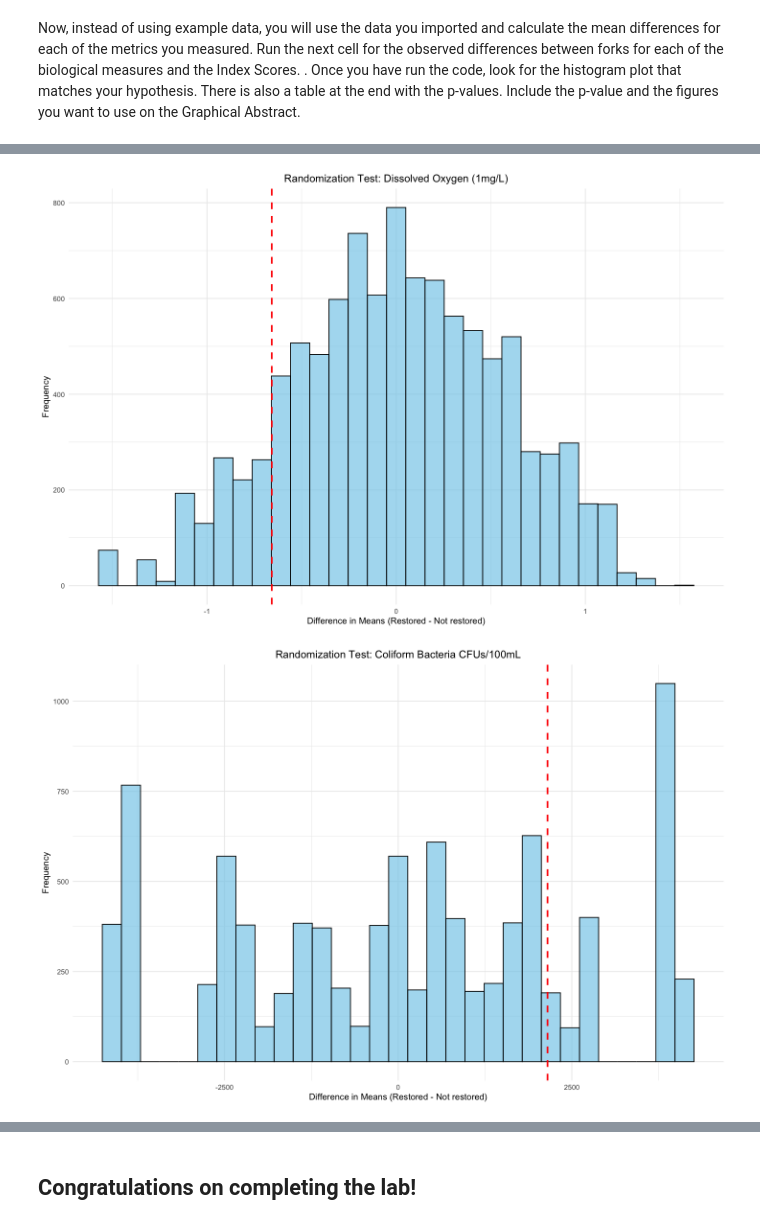
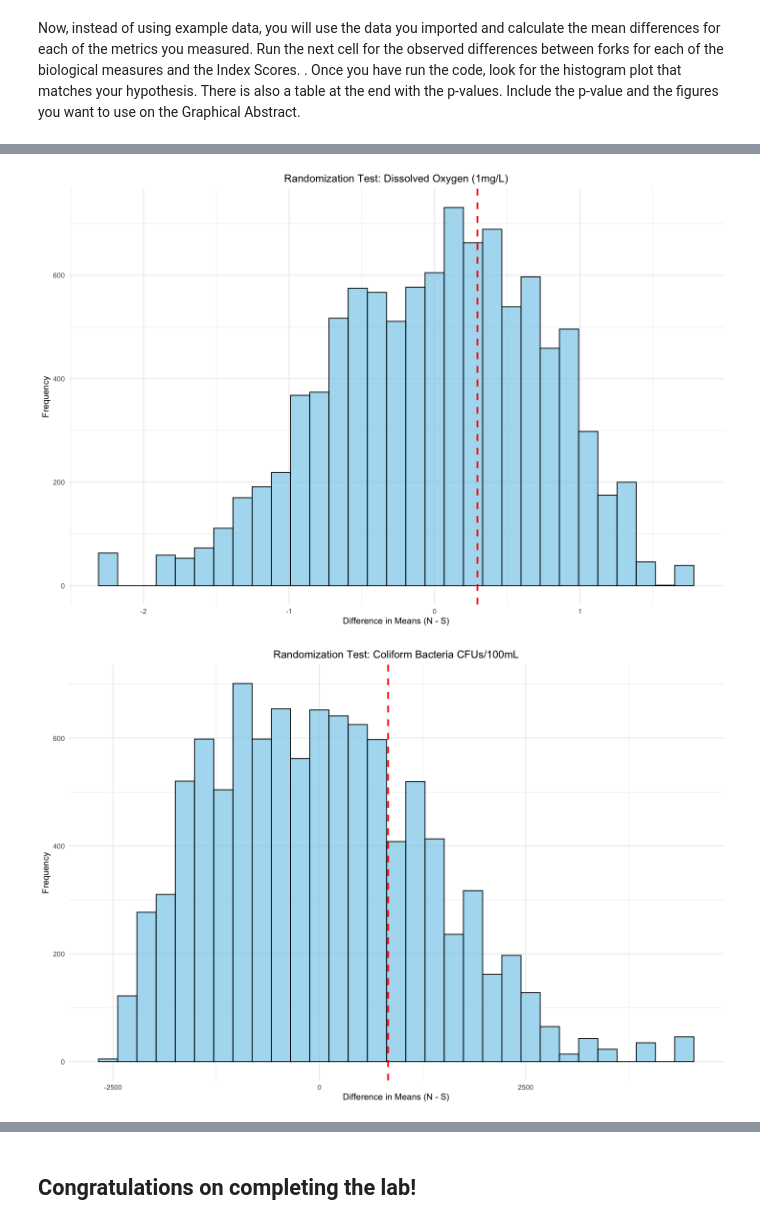
Before and after one commit to ds-modules/Bio-1B, a Jupyter notebook: Strawberry Creek/updated_straw_creek_lab_SP26.ipynb, the cells around one changed output, grey strips where cells are left out. Saved outputs shown, nothing was run; the diff lists cells and outputs as text; code cells hidden in the pictures.

```diff
--- a/Strawberry Creek/updated_straw_creek_lab_SP26.ipynb
+++ b/Strawberry Creek/updated_straw_creek_lab_SP26.ipynb
@@ -90,7 +90,7 @@ Today, we'll be using a set of data that were previously collected from Strawber
 
 gs4_deauth() # This will work for a google sheets where anyone with a link can view.
 
-sheet_url = "https://docs.google.com/spreadsheets/d/1dZBiolnA1iejZxydj9QlmLVjGWuT_yLxrg76lx0mRUA/edit?usp=sharing"
+sheet_url = "https://docs.google.com/spreadsheets/d/1XdzSdl-dpNgzKnnvmjOpURPMOeRwMsMsFxoHCwZR0xo/edit?usp=sharing"
 
 
 # Read the worksheet
@@ -603,7 +599,6 @@ Now, instead of using example data, you will use the data you imported and calcu
 var = c(
   "Plant Biodiversity",
   "Canopy Cover",
-  "EC",
   "pH",
   "Temp (C)",
   "Phosphate (ppm)",
@@ -615,8 +610,8 @@ var = c(
 
 # Chose your problem. NOTE: YOU MUST COMMENT OUT THE SELECTION YOU DO NOT WANT TO USE WITH A #
 
-#problem = c("N/S")
-problem = c("restoration")
+problem = c("N/S")
+#problem = c("restoration")
 
 # Find all column names that contain those variables
 varcols = intersect(var, names(straw_creek_data))
@@ -709,2 +704,2 @@ for (m in varcols) {
-[figure, old version]
+[figure, new version]
-[figure, old version]
+[figure, new version]
```
Also changed, not shown: parts of 15 cells of this notebook.
